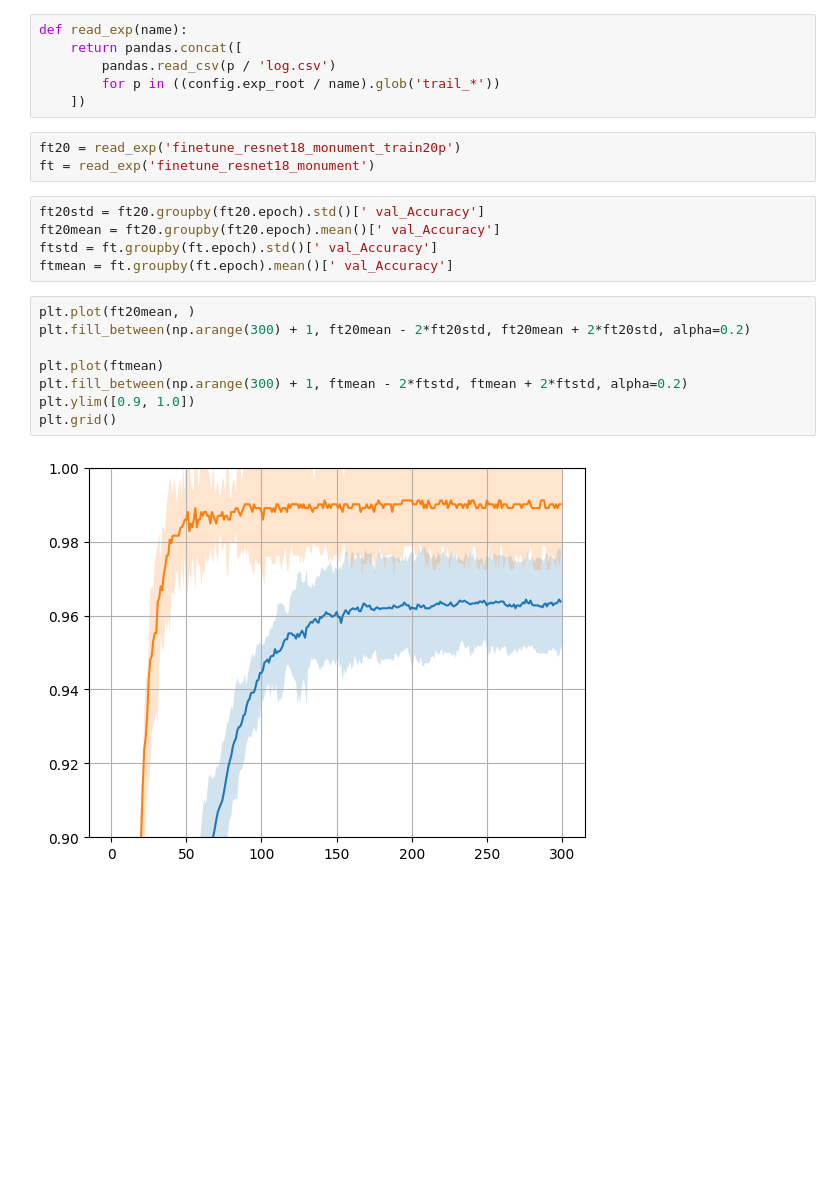
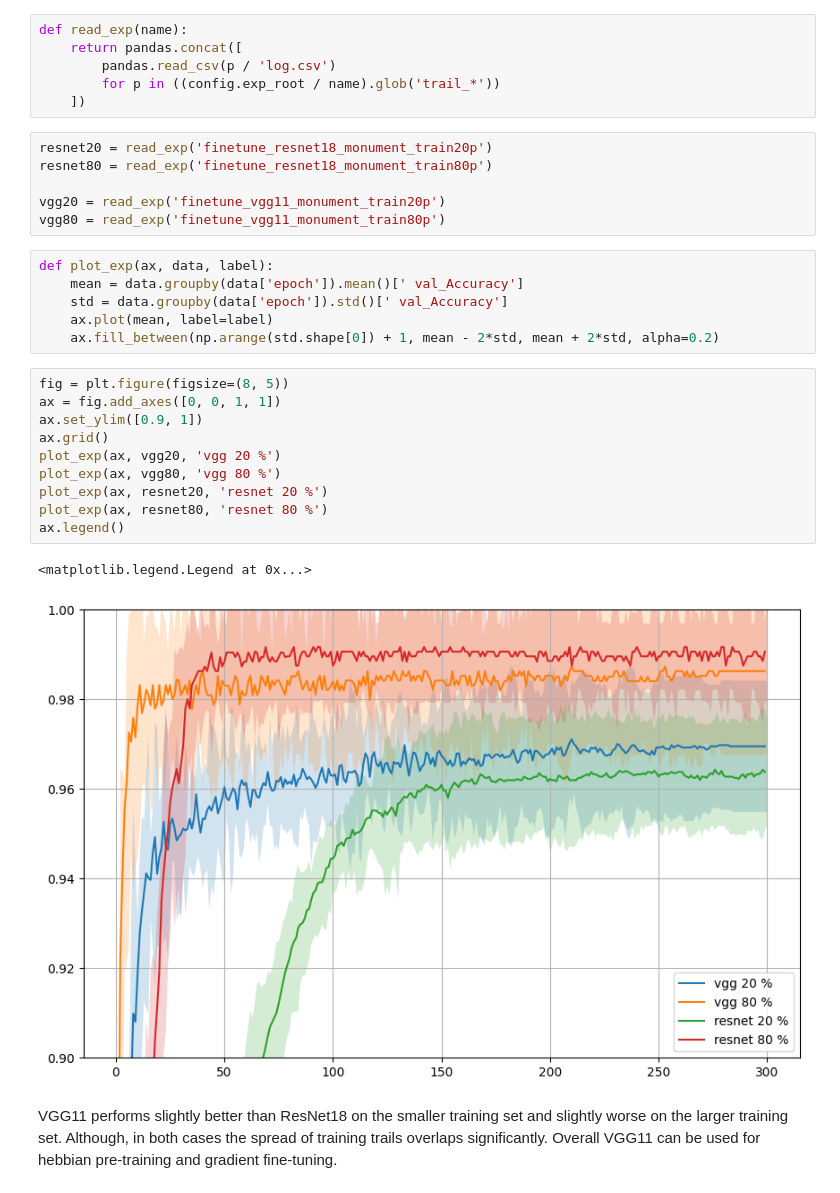
Before and after one commit to tvboyadzhiev/hebbian, a Jupyter notebook: finetune_monument.ipynb, the cells around one changed output. Drawn from its saved outputs; the diff is of its cells as text; blank space fills up the shorter version.

Commit message:
Add to finetune_monument

```diff
--- a/finetune_monument.ipynb
+++ b/finetune_monument.ipynb
@@ -14,21 +17,30 @@ def read_exp(name):
         pandas.read_csv(p / 'log.csv')
         for p in ((config.exp_root / name).glob('trail_*'))
     ])
-# %%
-ft20 = read_exp('finetune_resnet18_monument_train20p')
-ft = read_exp('finetune_resnet18_monument')
-# %%
-ft20std = ft20.groupby(ft20.epoch).std()[' val_Accuracy']
-ft20mean = ft20.groupby(ft20.epoch).mean()[' val_Accuracy']
-ftstd = ft.groupby(ft.epoch).std()[' val_Accuracy']
-ftmean = ft.groupby(ft.epoch).mean()[' val_Accuracy']
-# %%
-plt.plot(ft20mean, )
-plt.fill_between(np.arange(300) + 1, ft20mean - 2*ft20std, ft20mean + 2*ft20std, alpha=0.2)
-
-plt.plot(ftmean)
-plt.fill_between(np.arange(300) + 1, ftmean - 2*ftstd, ftmean + 2*ftstd, alpha=0.2)
-plt.ylim([0.9, 1.0])
-plt.grid()
-# %% [output]
-[figure, removed]
+# %%
+resnet20 = read_exp('finetune_resnet18_monument_train20p')
+resnet80 = read_exp('finetune_resnet18_monument_train80p')
+
+vgg20 = read_exp('finetune_vgg11_monument_train20p')
+vgg80 = read_exp('finetune_vgg11_monument_train80p')
+# %%
+def plot_exp(ax, data, label):
+    mean = data.groupby(data['epoch']).mean()[' val_Accuracy']
+    std = data.groupby(data['epoch']).std()[' val_Accuracy']
+    ax.plot(mean, label=label)
+    ax.fill_between(np.arange(std.shape[0]) + 1, mean - 2*std, mean + 2*std, alpha=0.2)
+# %%
+fig = plt.figure(figsize=(8, 5))
+ax = fig.add_axes([0, 0, 1, 1])
+ax.set_ylim([0.9, 1])
+ax.grid()
+plot_exp(ax, vgg20, 'vgg 20 %')
+plot_exp(ax, vgg80, 'vgg 80 %')
+plot_exp(ax, resnet20, 'resnet 20 %')
+plot_exp(ax, resnet80, 'resnet 80 %')
+ax.legend()
+# %% [output]
+<matplotlib.legend.Legend at 0x...>
+[figure, added]
+# %% [markdown]
+VGG11 performs slightly better than ResNet18 on the smaller training set and slightly worse on the larger training set. Although, in both cases the spread of training trails overlaps significantly. Overall VGG11 can be used for hebbian pre-training and gradient fine-tuning.
```
Also changed, not shown: parts of 1 cell of this notebook.
